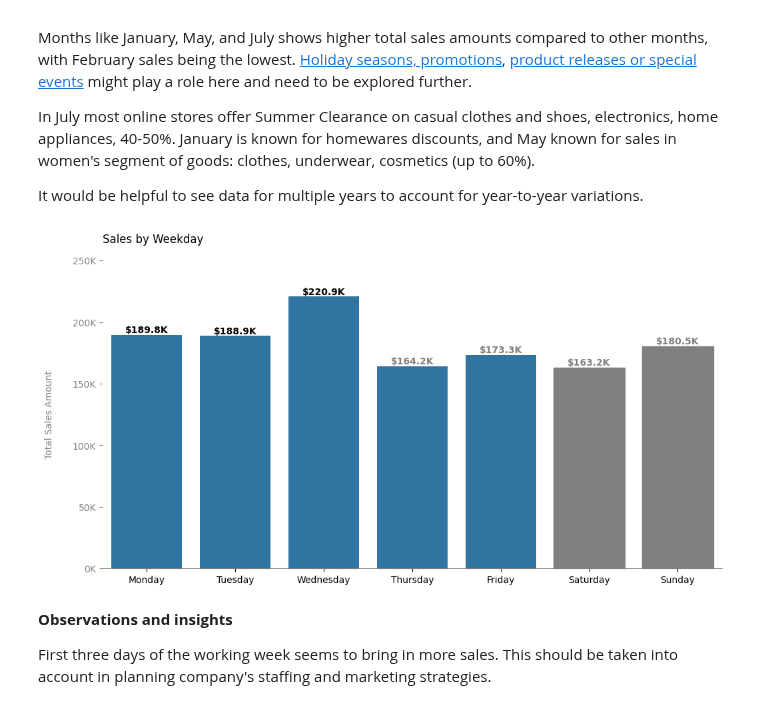
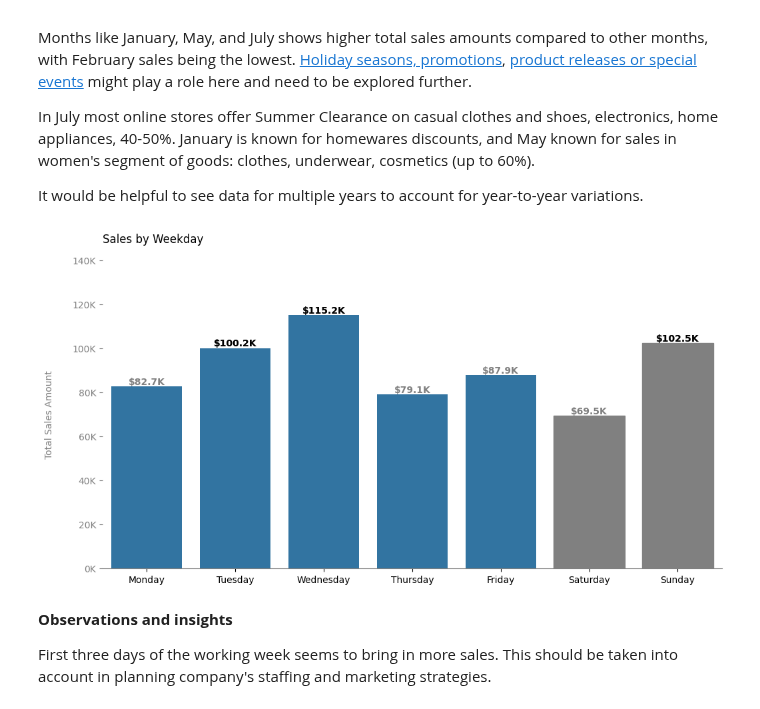
Before and after one commit to YuliaVK/Data-Analytics, a Jupyter notebook: EDA_Sales/notebooks/Sales_EDA.ipynb, the cells around one changed output. Cells and saved outputs as stored; diff of their text form; code cells hidden in the pictures.

```diff
--- a/EDA_Sales/notebooks/Sales_EDA.ipynb
+++ b/EDA_Sales/notebooks/Sales_EDA.ipynb
@@ -135,39 +135,39 @@ It would be helpful to see data for multiple years to account for year-to-year v
 df['Weekday'] = df['OrderDate'].dt.day_name()
 weekday_order = ['Monday', 'Tuesday', 'Wednesday', 'Thursday', 'Friday', 'Saturday', 'Sunday']
 df['Weekday'] = pd.Categorical(df['Weekday'], categories=weekday_order, ordered=True)
-weekday_sales = df.groupby('Weekday', observed=False)['TotalAmount'].sum().reset_index()
+weekday_sales = df[df['IsReturned'] != 1].groupby('Weekday', observed=False)['TotalAmount'].sum().reset_index()
+weekday_sales_sorted = weekday_sales.sort_values(by='TotalAmount', ascending=False)
 # %%
 plt.figure(figsize=(12, 6))
 g = sns.barplot(x='Weekday', y='TotalAmount', data=weekday_sales)
 # Set gray for weekends
 for index, bar in enumerate(g.patches):
     if weekday_sales.loc[index, 'Weekday'] in ['Saturday', 'Sunday']:
         bar.set_color('grey')
 
 plt.title('Sales by Weekday', loc='left', y=1.04) # Remove. Add as subtitle to the presentation instead
-ylabels = ['{:,.0f}'.format(y) + 'K' for y in g.get_yticks()/1000]
+ylabels = [f'{y:.0f}K' for y in g.get_yticks()/1000]
 g.set_yticks(g.get_yticks())
 g.set_yticklabels(ylabels)
 plt.ylabel('Total Sales Amount', color='grey', fontsize=10, labelpad=20)
 plt.xlabel(None)
-
+for index, row in weekday_sales_sorted.iterrows():
+    plt.text(index, row['TotalAmount'], f"${round(row['TotalAmount'] / 1000, 1)}K",
+             ha='center', va='bottom', color='grey', fontweight='bold')
 # Change text colour for top 3 weekdays
-weekday_sales_sorted = weekday_sales.sort_values(by='TotalAmount', ascending=False)
-for index, row in weekday_sales.iterrows():
-    text_color = 'black' if index < 3 else 'grey'
-    plt.text(index, row['TotalAmount'], f"${round(row['TotalAmount']/1000, 1)}K",
-                                        ha='center', va='bottom',
-                                        color=text_color, fontweight='bold')
+for index, row in weekday_sales_sorted.iloc[:3].iterrows():
+    plt.text(index, row['TotalAmount'], f"${round(row['TotalAmount'] / 1000, 1)}K",
+             ha='center', va='bottom', color='black', fontweight='bold')
 
 sns.despine()
 plt.gca().spines['left'].set_visible(False)
 plt.gca().spines['bottom'].set_color('grey')
 plt.tick_params(axis='x', colors='black')
 plt.tick_params(axis='y', colors='grey')
 
 plt.show()
 # %% [output]
-[figure, old version]
+[figure, new version]
 # %% [markdown]
 **Observations and insights**
 
```
